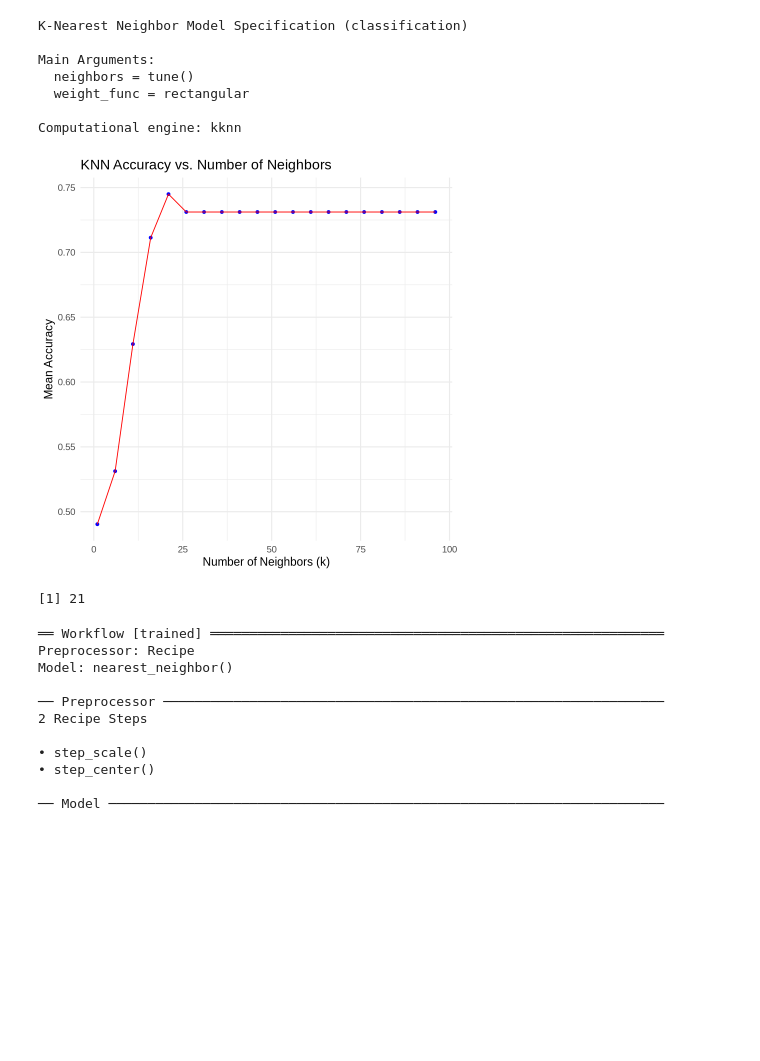
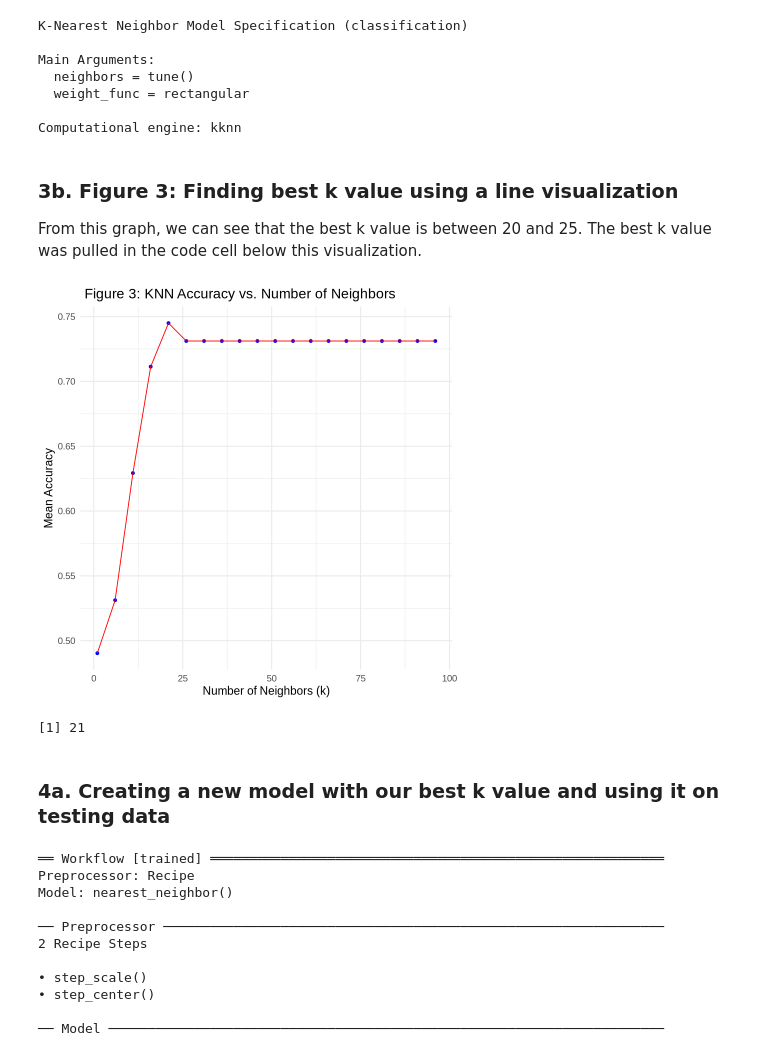
Before and after one commit to saclovessoup/dsci-100-project, a Jupyter notebook: Project_Final.ipynb, the cells around one changed output. Cells and saved outputs as stored; diff of their text form; code cells hidden in the pictures; blank space fills up the shorter version.

Commit message:
Added the discussion, most of the markdown cells

```diff
--- a/Project_Final.ipynb
+++ b/Project_Final.ipynb
@@ -239,21 +312,25 @@ knn_results <- workflow() |>
 
 # Filtering results to keep only accuracy metrics
 accuracies <- knn_results |> filter(.metric == "accuracy")
+# %% [markdown]
+### 3b. Figure 3: Finding best k value using a line visualization
+
+From this graph, we can see that the best k value is between 20 and 25. The best k value was pulled in the code cell below this visualization.
 # %%
 # Plotting mean KNN accuracy against the number of neighbours to visualize model performance
 accuracy_vs_k <- ggplot(accuracies, aes(x = neighbors, y = mean)) +
   geom_point(color = "blue") +
   geom_line(color = "red") +
   labs(
-    title = "KNN Accuracy vs. Number of Neighbors",
+    title = " Figure 3: KNN Accuracy vs. Number of Neighbors",
     x = "Number of Neighbors (k)",
     y = "Mean Accuracy"
   ) +
   theme_minimal(base_size = 14)
 
 accuracy_vs_k
 # %% [output]
-[figure, old version]
+[figure, new version]
 # %%
 # Identifying the number of neighbours (k) that gives the highest accuracy
 best_k <- accuracies |>
@@ -263,6 +340,8 @@ best_k <- accuracies |>
 best_k
 # %% [output]
 [1] 21
+# %% [markdown]
+### 4a. Creating a new model with our best k value and using it on testing data
 # %%
 # Fitting the final KNN model using the best number of neighbours (best_k) on the training data
 set.seed(1)
```
Also changed, not shown: parts of 18 cells of this notebook.
